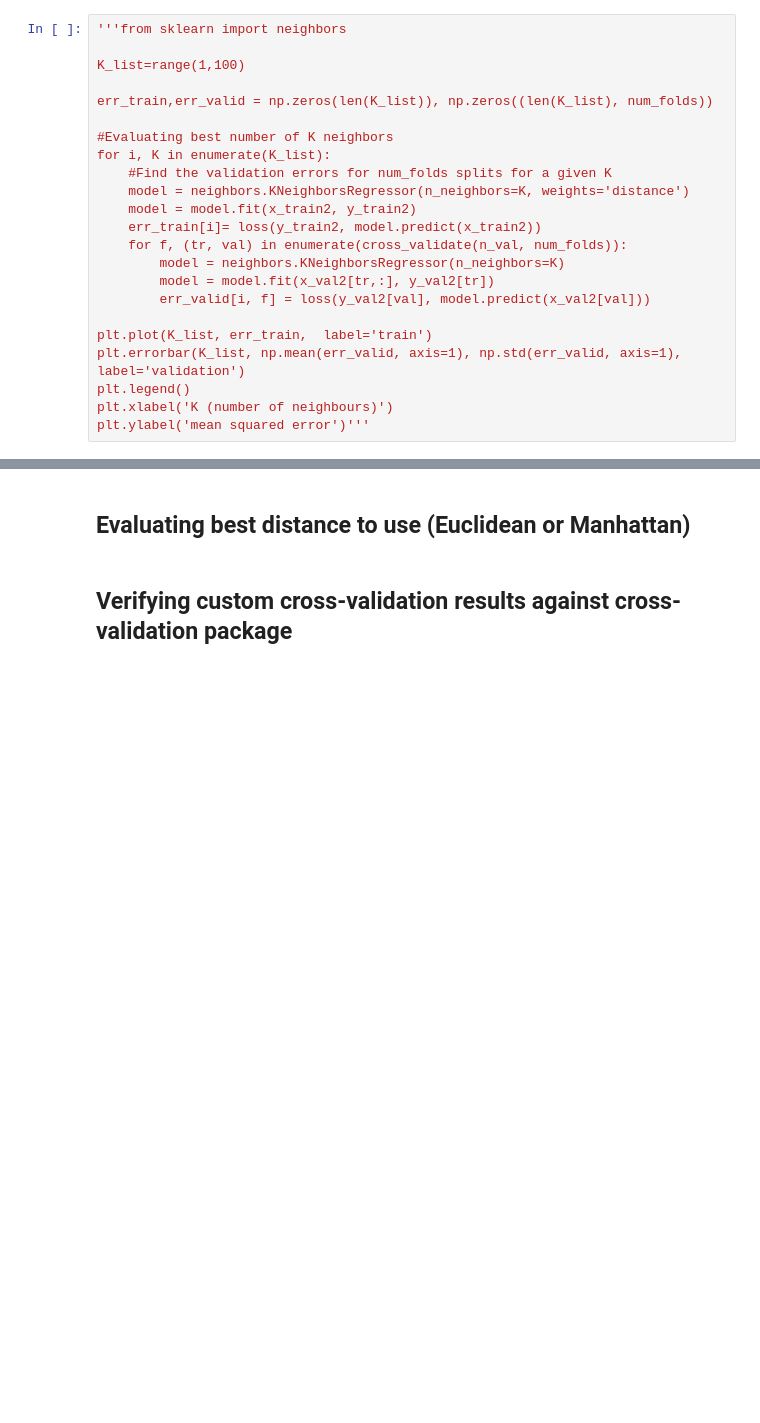
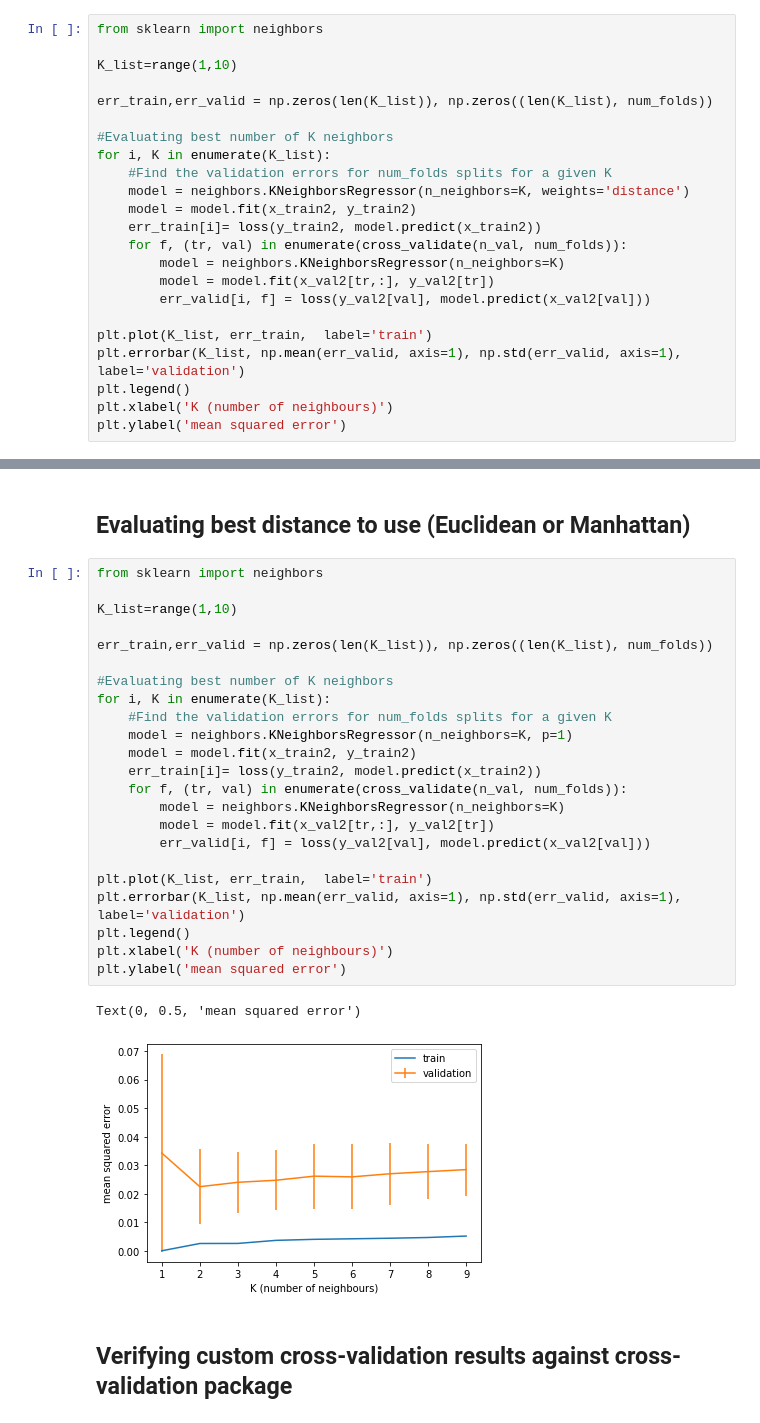
Before and after one commit to emmacona/COMP551-A1-KNN-and-Decision-tree-optimization, a Jupyter notebook: dataset-2.ipynb, the cells around one changed output, grey strips where cells are left out. Cells and saved outputs as stored; diff of their text form; blank space fills up the shorter version.

```diff
--- a/dataset-2.ipynb
+++ b/dataset-2.ipynb
@@ -207,9 +207,9 @@ plt.show()
 # %% [markdown]
 ## Evaluating neighbor weights
 # %%
-'''from sklearn import neighbors
+from sklearn import neighbors
 
-K_list=range(1,100)
+K_list=range(1,10)
 
 err_train,err_valid = np.zeros(len(K_list)), np.zeros((len(K_list), num_folds))
 
@@ -228,11 +228,37 @@ plt.plot(K_list, err_train,  label='train')
 plt.errorbar(K_list, np.mean(err_valid, axis=1), np.std(err_valid, axis=1), label='validation')
 plt.legend()
 plt.xlabel('K (number of neighbours)')
-plt.ylabel('mean squared error')'''
+plt.ylabel('mean squared error')
 # %% [output]
 "from sklearn import neighbors\n\nK_list=range(1,100)\n\nerr_train,err_valid = np.zeros(len(K_list)), np.zeros((len(K_list), num_folds))\n\n#Evaluating best number of K neighbors\nfor i, K in enumerat ...
 # %% [markdown]
 ## Evaluating best distance to use (Euclidean or Manhattan)
+# %%
+from sklearn import neighbors
+
+K_list=range(1,10)
+
+err_train,err_valid = np.zeros(len(K_list)), np.zeros((len(K_list), num_folds))
+
+#Evaluating best number of K neighbors
+for i, K in enumerate(K_list):
+    #Find the validation errors for num_folds splits for a given K
+    model = neighbors.KNeighborsRegressor(n_neighbors=K, p=1)
+    model = model.fit(x_train2, y_train2)
+    err_train[i]= loss(y_train2, model.predict(x_train2))
+    for f, (tr, val) in enumerate(cross_validate(n_val, num_folds)):
+        model = neighbors.KNeighborsRegressor(n_neighbors=K)
+        model = model.fit(x_val2[tr,:], y_val2[tr])
+        err_valid[i, f] = loss(y_val2[val], model.predict(x_val2[val]))
+
+plt.plot(K_list, err_train,  label='train')
+plt.errorbar(K_list, np.mean(err_valid, axis=1), np.std(err_valid, axis=1), label='validation')
+plt.legend()
+plt.xlabel('K (number of neighbours)')
+plt.ylabel('mean squared error')
+# %% [output]
+Text(0, 0.5, 'mean squared error')
+[figure, added]
 # %% [markdown]
 ## Verifying custom cross-validation results against cross-validation package
 # %%
```
Also changed, not shown: parts of 2 cells of this notebook.
